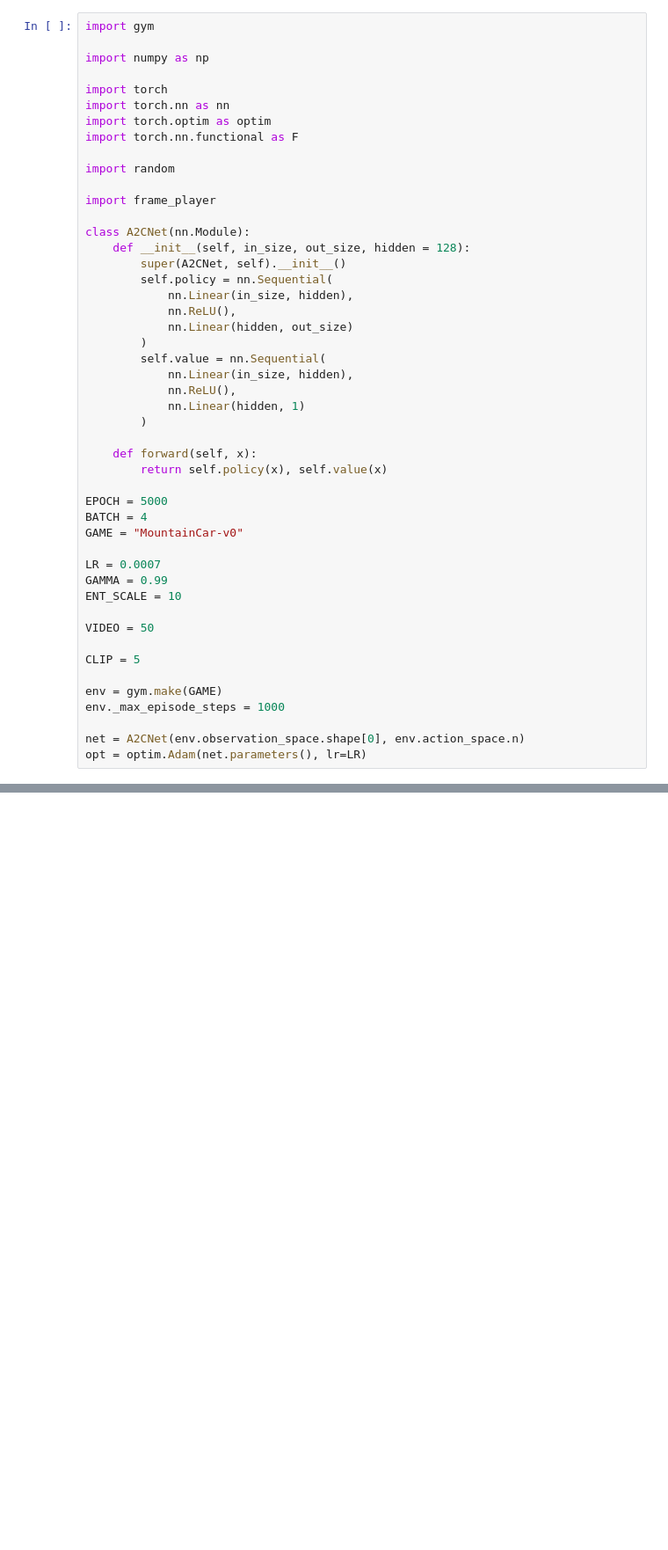
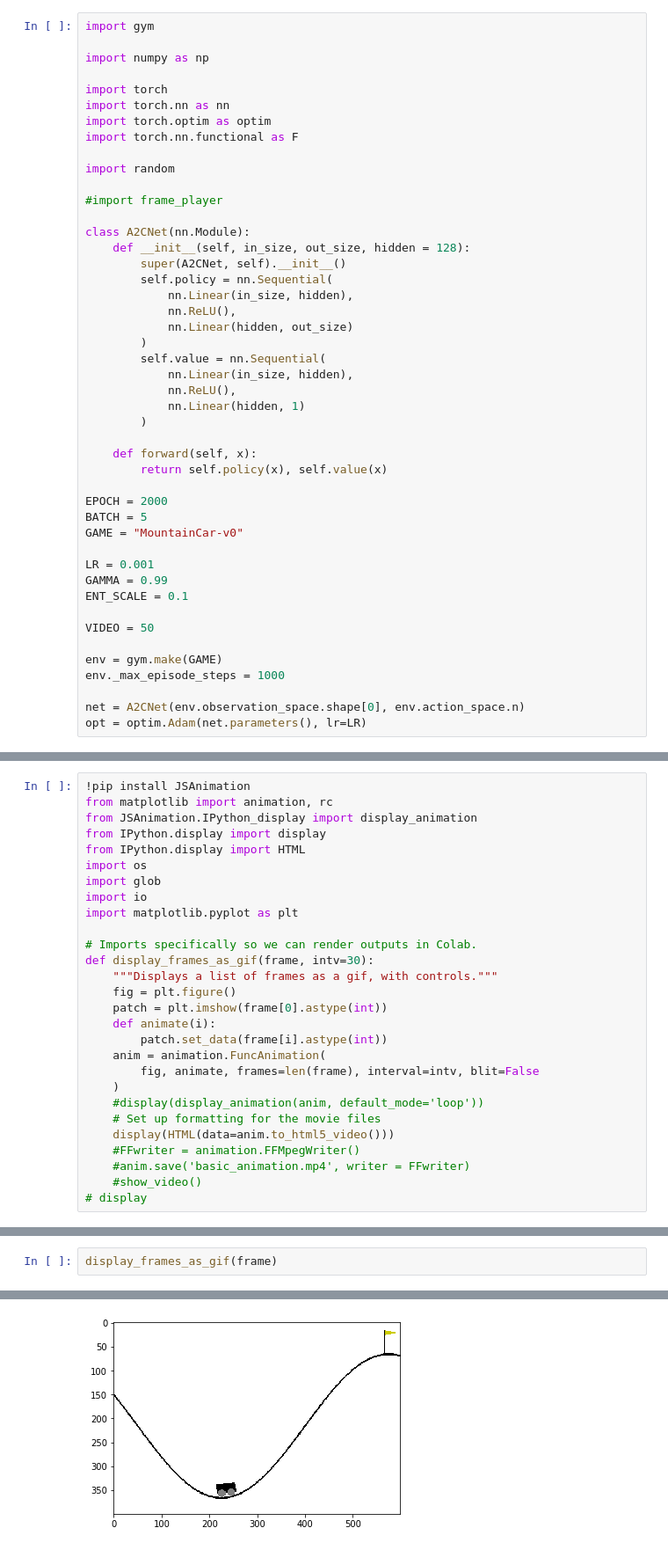
Before and after one commit to henry-bokyum-kim/NNStudy, a Jupyter notebook: [RL][PG][A2C][BK] Advantage Actor Critic basic.ipynb, the cells around one changed output, grey strips where cells are left out. Shown at 88% size. Drawn from its saved outputs; the diff is of its cells as text; blank space fills up the shorter version.

```diff
--- a/[RL][PG][A2C][BK] Advantage Actor Critic basic.ipynb
+++ b/[RL][PG][A2C][BK] Advantage Actor Critic basic.ipynb
@@ -10,7 +60,7 @@ import torch.nn.functional as F
 
 import random
 
-import frame_player
+#import frame_player
 
 class A2CNet(nn.Module):
     def __init__(self, in_size, out_size, hidden = 128):
@@ -29,17 +79,15 @@ class A2CNet(nn.Module):
     def forward(self, x):
         return self.policy(x), self.value(x)
 
-EPOCH = 5000
-BATCH = 4
+EPOCH = 2000
+BATCH = 5
 GAME = "MountainCar-v0"
 
-LR = 0.0007
+LR = 0.001
 GAMMA = 0.99
-ENT_SCALE = 10
+ENT_SCALE = 0.1
 
 VIDEO = 50
-
-CLIP = 5
 
 env = gym.make(GAME)
 env._max_episode_steps = 1000
@@ -161,0 +217,28 @@ EPOCH = 5000
+# %%
+!pip install JSAnimation
+from matplotlib import animation, rc
+from JSAnimation.IPython_display import display_animation
+from IPython.display import display
+from IPython.display import HTML
+import os
+import glob
+import io
+import matplotlib.pyplot as plt
+
+# Imports specifically so we can render outputs in Colab.
+def display_frames_as_gif(frame, intv=30):
+    """Displays a list of frames as a gif, with controls."""
+    fig = plt.figure()
+    patch = plt.imshow(frame[0].astype(int))
+    def animate(i):
+        patch.set_data(frame[i].astype(int))
+    anim = animation.FuncAnimation(
+        fig, animate, frames=len(frame), interval=intv, blit=False
+    )
+    #display(display_animation(anim, default_mode='loop'))
+    # Set up formatting for the movie files
+    display(HTML(data=anim.to_html5_video()))
+    #FFwriter = animation.FFMpegWriter()
+    #anim.save('basic_animation.mp4', writer = FFwriter)
+    #show_video()
+# display
@@ -161,0 +255,3 @@ EPOCH = 5000
+# %%
+display_frames_as_gif(frame)
+# %% [output]
@@ -161,0 +259 @@ EPOCH = 5000
+[figure, added]
```
Also changed, not shown: parts of 9 cells of this notebook.
